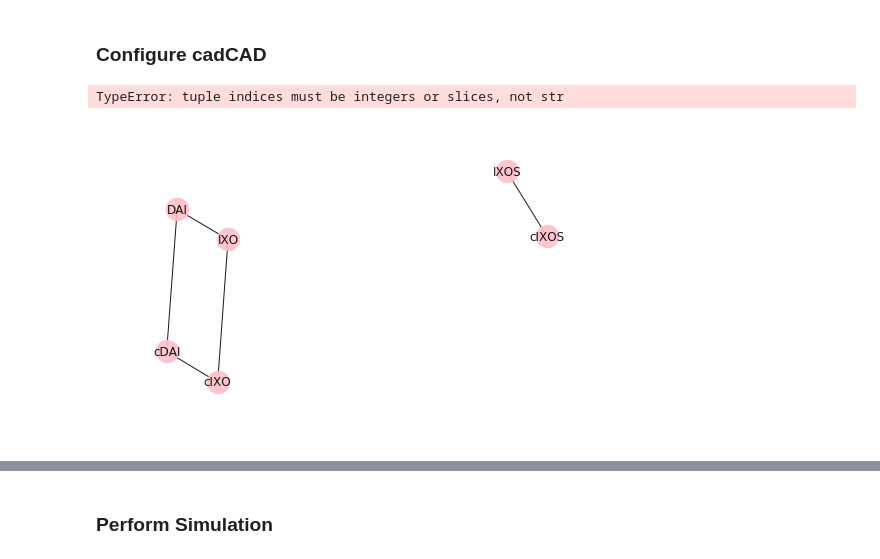
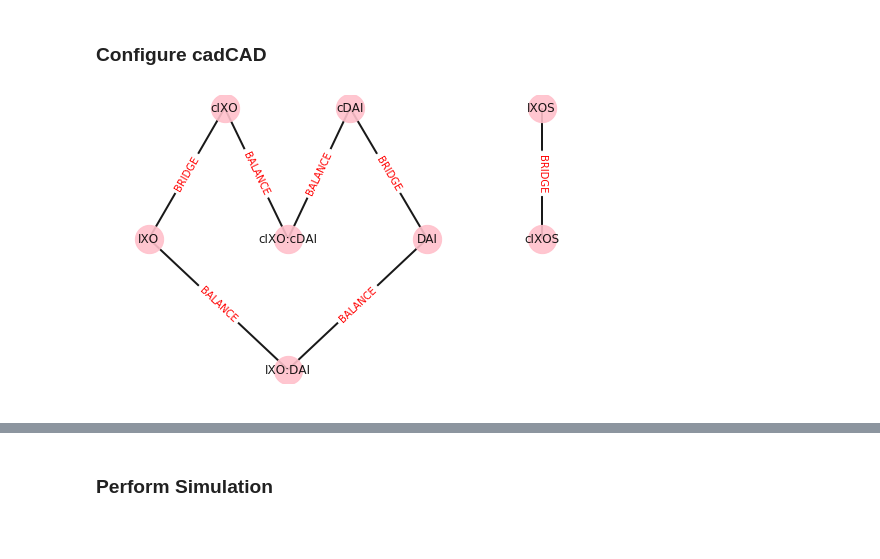
Before and after one commit to BenSchZA/ixo-liquidity-mechanism, a Jupyter notebook: ixo.ipynb, the cells around one changed output, grey strips where cells are left out. Cells and saved outputs as stored; diff of their text form; code cells hidden in the pictures; blank space fills up the shorter version.

Commit message:
Update network layout

```diff
--- a/ixo.ipynb
+++ b/ixo.ipynb
@@ -90,6 +90,9 @@ from bonding_curve_eq import *
 from enum import Enum, auto
 class Nodes(Enum):
     POOL = auto() # Pool of specific token / collateral
+    # Mechanisms
+    MARKET_MAKER = auto() # Issues IXO tokens in exchange for DAI
+    BROKERAGE = auto() # Issues IXOS / staking tokens to delegators
     # Actors
     SERVICE_PROVIDER = auto() # makes claims about contributions and state of project
     EVALUATOR = auto() # validates claims
@@ -97,8 +100,7 @@ class Nodes(Enum):
     PARTICIPANT = auto() # generic type for any user of IXO-Cosmos utility tokens
 
 class Edges(Enum):
-    MARKET_MAKER = auto() # Issues IXO tokens in exchange for DAI
-    BROKERAGE = auto() # Issues IXOS / staking tokens to delegators
+    BALANCE = auto()
     BRIDGE = auto() # IBC style mirror
 
 # IBC Ethereum Peg-Zone:
@@ -604,31 +609,30 @@ SyntaxError: invalid syntax (<ipython-input-40-7dc4d5cb594e>, line 241)
 # %%
 # cadCAD Initial State
 #####################################################################
 network, color_map = initialize_network()
-pos = nx.spring_layout(network, k=0.15,iterations=20)
+pos = nx.drawing.nx_agraph.graphviz_layout(network, prog='dot') #spring_layout(network, k=0.15,iterations=20)
 
 plt.figure()
 nx.draw(
-    network, pos, edge_color='black', width=1, linewidths=1,
-    node_size=500, node_color='pink', alpha=0.9,
+    network, pos, edge_color='black', width=2, linewidths=1,
+    node_size=800, node_color='pink', alpha=0.9,
     labels={node: node for node in network.nodes()})
 
 nx.draw_networkx_edge_labels(
     network, pos,
-    edge_labels={edge: {edge: edge['_type']} for edge in network.edges()},
+    edge_labels={(u,v): d['_type'].name for u,v,d in network.edges(data=True)},
     font_color='red')
 
 plt.axis('off')
 plt.show()
 
 #nx.draw_kamada_kawai(network, node_color=color_map, font_weight='bold', with_labels=True)
 
 initial_state.update({
     'network': network,
 })
 # %% [output]
-TypeError: tuple indices must be integers or slices, not str
-[figure, old version]
+[figure, new version]
 # %%
 runs = 1 # Monte Carlo runs
 
```
Also changed, not shown: parts of 1 cell of this notebook.
